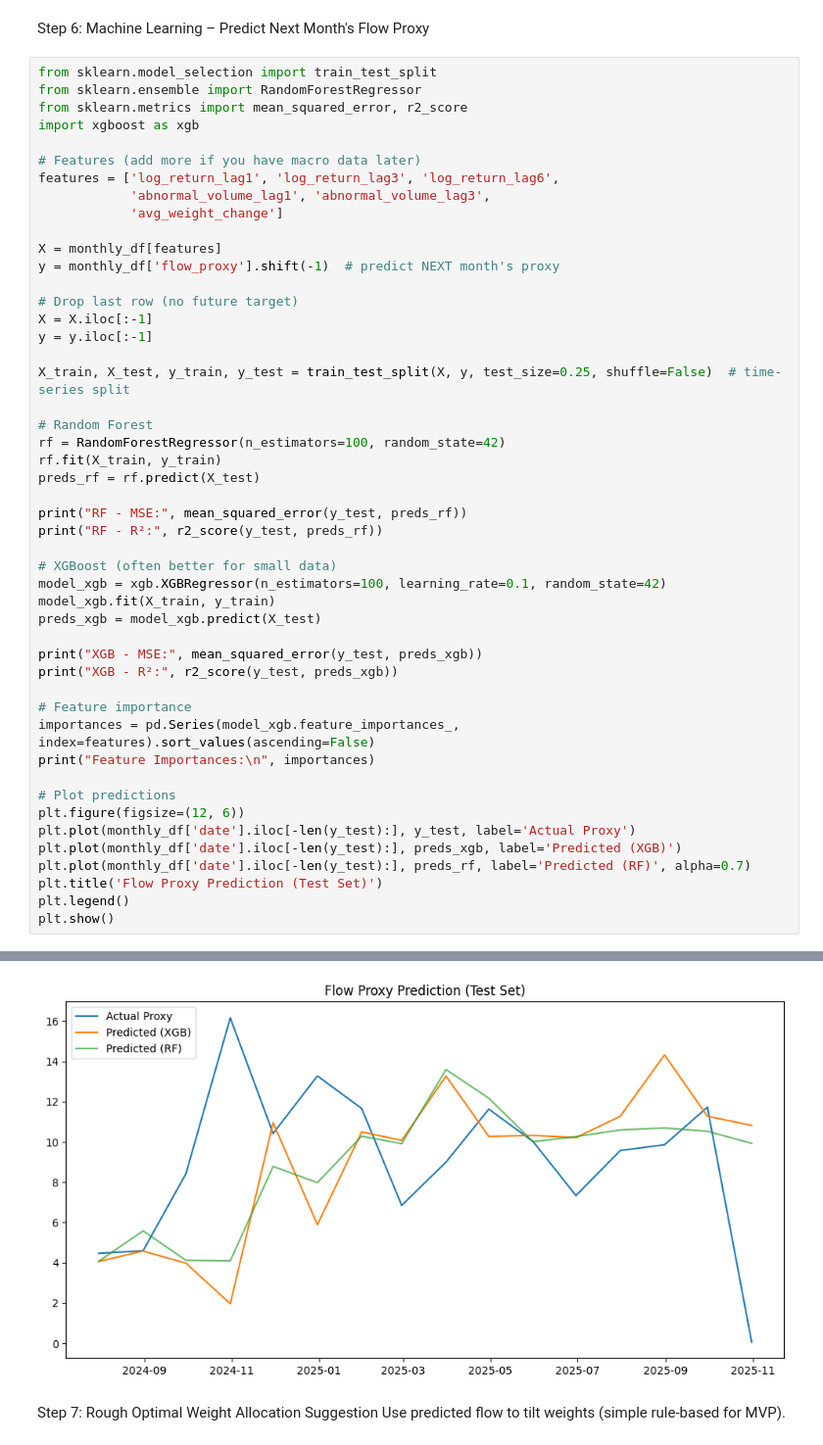
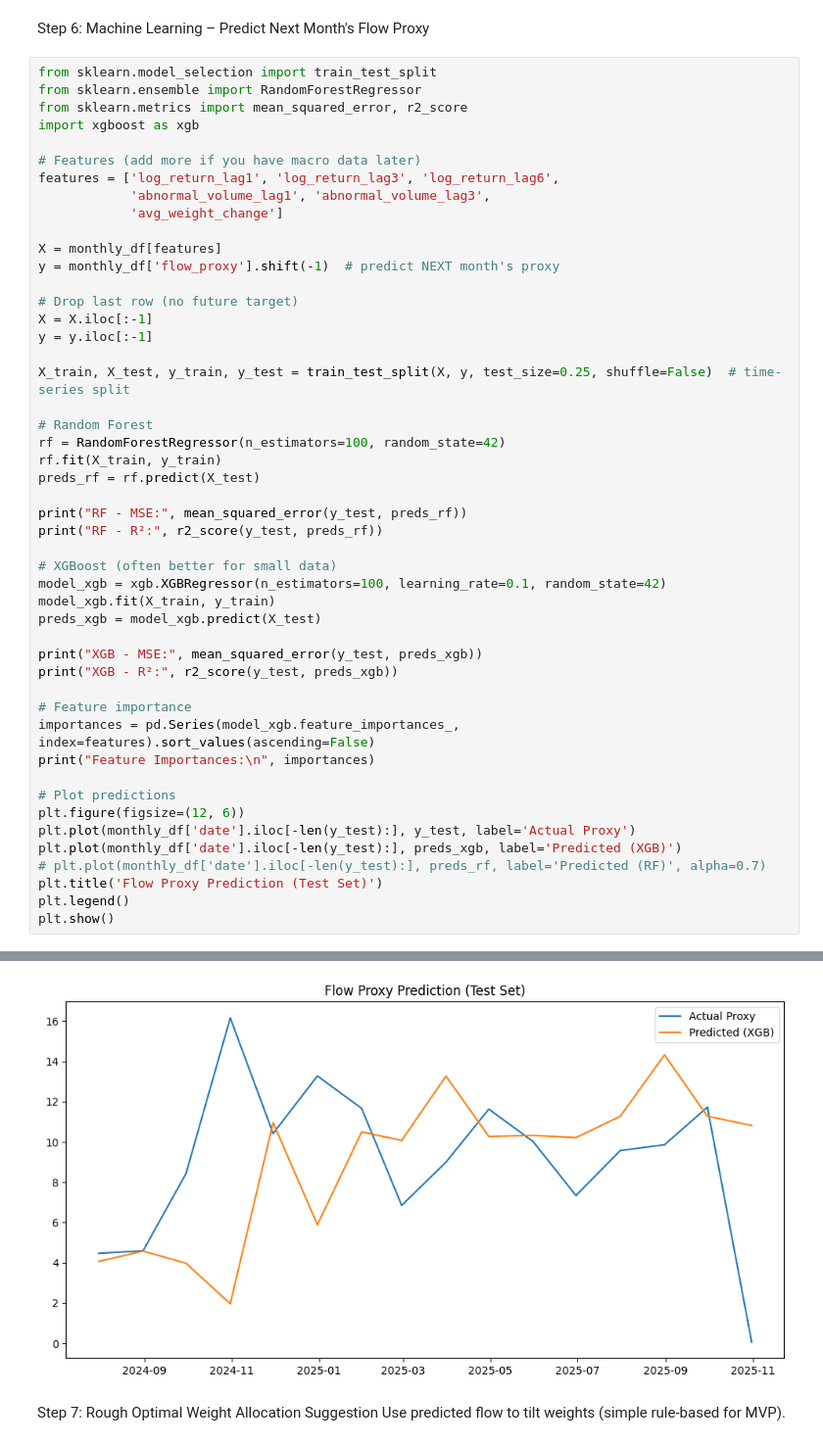
Before and after one commit to roohankhan8/indexfund, a Jupyter notebook: new-pipeline/grok-notebook-v1.ipynb, the cells around one changed output, grey strips where cells are left out. Shown at 98% size. Drawn from its saved outputs; the diff is of its cells as text.

```diff
--- a/new-pipeline/grok-notebook.ipynb
+++ b/new-pipeline/grok-notebook-v1.ipynb
@@ -188,35 +188,35 @@ model_xgb = xgb.XGBRegressor(n_estimators=100, learning_rate=0.1, random_state=4
 model_xgb.fit(X_train, y_train)
 preds_xgb = model_xgb.predict(X_test)
 
 print("XGB - MSE:", mean_squared_error(y_test, preds_xgb))
 print("XGB - R²:", r2_score(y_test, preds_xgb))
 
 # Feature importance
 importances = pd.Series(model_xgb.feature_importances_, index=features).sort_values(ascending=False)
 print("Feature Importances:\n", importances)
 
 # Plot predictions
 plt.figure(figsize=(12, 6))
 plt.plot(monthly_df['date'].iloc[-len(y_test):], y_test, label='Actual Proxy')
 plt.plot(monthly_df['date'].iloc[-len(y_test):], preds_xgb, label='Predicted (XGB)')
-plt.plot(monthly_df['date'].iloc[-len(y_test):], preds_rf, label='Predicted (RF)', alpha=0.7)
+# plt.plot(monthly_df['date'].iloc[-len(y_test):], preds_rf, label='Predicted (RF)', alpha=0.7)
 plt.title('Flow Proxy Prediction (Test Set)')
 plt.legend()
 plt.show()
 # %% [output]
 RF - MSE: 21.089027999194002
 RF - R²: -0.5181049413685479
 XGB - MSE: 28.41713360202108
 XGB - R²: -1.0456225361551597
 Feature Importances:
  avg_weight_change       0.814081
 abnormal_volume_lag1    0.074337
 log_return_lag6         0.043758
 log_return_lag1         0.033857
 log_return_lag3         0.026872
 abnormal_volume_lag3    0.007095
 dtype: float32
-[figure, old version]
+[figure, new version]
 # %% [markdown]
 Step 7: Rough Optimal Weight Allocation Suggestion
 Use predicted flow to tilt weights (simple rule-based for MVP).
```
Also changed, not shown: 12 other files.
